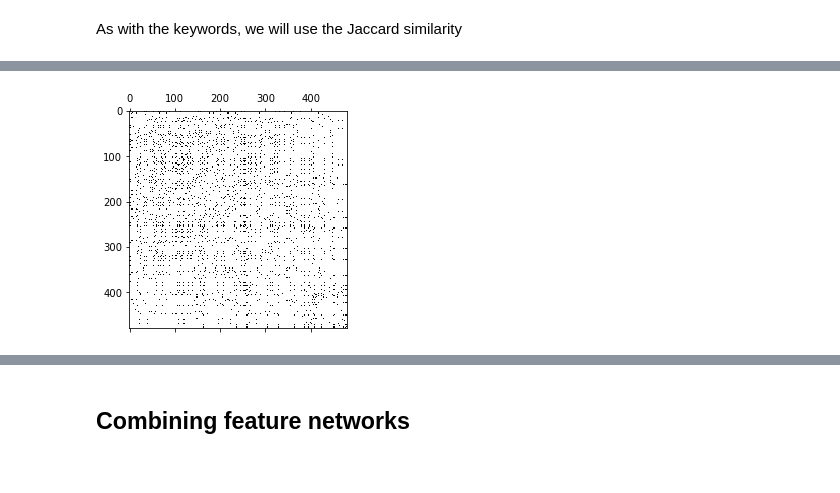
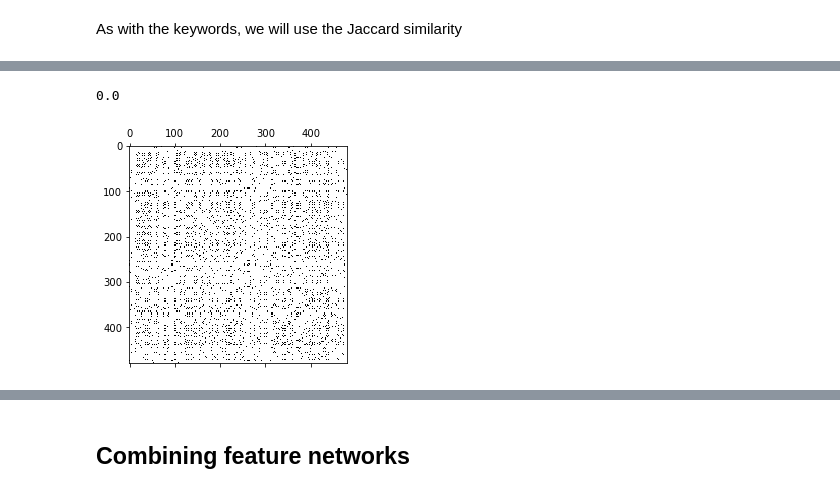
Before and after one commit to Lambo97/MovieRecommendation, a Jupyter notebook: src/movie_feature_network.ipynb, the cells around one changed output, grey strips where cells are left out. Drawn from its saved outputs; the diff is of its cells as text; code cells hidden in the pictures.

```diff
--- a/src/movie_feature_network.ipynb
+++ b/src/movie_feature_network.ipynb
@@ -333,4 +414,4 @@ As most movies are english, language isn't a good metric either
 # %%
 movie_companies = movies['production_companies']
-movie_companies_matrix = strdict_to_column(movie_companies, 'production_companies')
+movie_companies_matrix = strdict_to_column_companies(movie_companies, 'production_companies')
 companies = list(movie_companies_matrix.columns)
@@ -347,3 +417,0 @@ movie_companies_matrix.head()
-# %%
-movie_companies_matrix.drop(columns=[np.nan], inplace=True)
-companies.pop(0)
@@ -361,4 +422,6 @@ We can see that some companies have a slightly different name, but should be the
 # %% [markdown]
 As with the keywords, we will use the Jaccard similarity
 # %%
-company_distances = 1-pdist(movie_companies_matrix,'jaccard')
+company_distances = pdist(movie_companies_matrix,'jaccard')
+plt.hist(company_distances)
+plt.show()
@@ -365,6 +430,10 @@ company_distances = 1-pdist(movie_companies_matrix,'jaccard')
+# %%
+pd.DataFrame(squareform(company_distances)).iloc[13,421]
+# %% [output]
+0.0
 # %%
-company_adjacency = squareform(np.where(company_distances > 0 , 1 , 0))
+company_adjacency = squareform(np.where(company_distances < 1 , 1 , 0))
 plt.spy(company_adjacency)
 plt.show()
 # %% [output]
-[figure, old version]
+[figure, new version]
```
Also changed, not shown: parts of 48 cells of this notebook, 10 other files.
